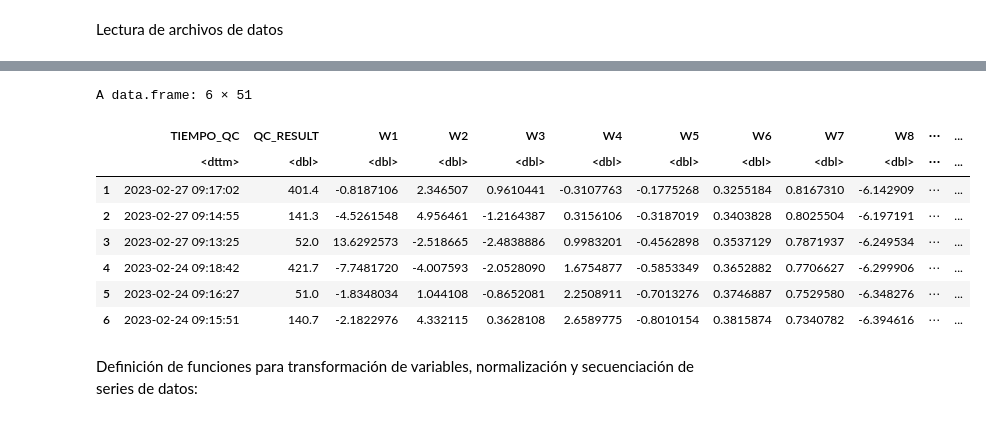
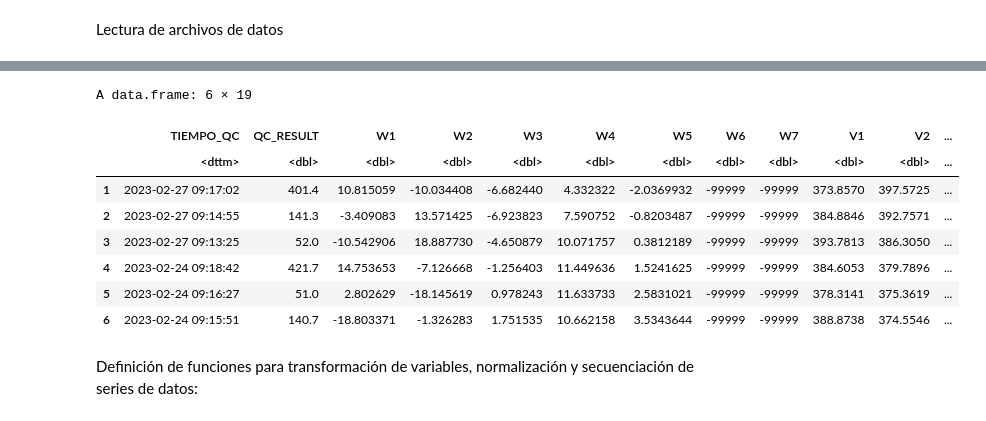
Before and after one commit to garciasergio94y/RNN, a Jupyter notebook: LSTM_onehot_QC_R.ipynb, the cells around one changed output, grey strips where cells are left out. Cells and saved outputs as stored; diff of their text form; code cells hidden in the pictures.

```diff
--- a/LSTM_onehot_QC_R.ipynb
+++ b/LSTM_onehot_QC_R.ipynb
@@ -88,9 +108,9 @@ GPU device name:  /device:GPU:0
 Lectura de archivos de datos
 # %%
 # Leer archivo dataset desde Github:
-url <- "https://raw.githubusercontent.com/garciasergio94y/TFM/LSTM_onehot_QC/Resultados/qc_data_sel_code?token=GHSAT0AAAAAACCRT74VJ2YKEZOTW42SNHUOZDJCPOA"
-dataset <- read.csv(url)
+url <- "https://raw.githubusercontent.com/garciasergio94y/RNN/LSTM_onehot_QC/Resultados/qc_data_sel_wl?token=GHSAT0AAAAAACDFXH5LJ7YOBL4BSAL5E4BKZDT5OMA"
+qc_data_sel_wl <- read.csv(url)
 
 # Guardar una copia local:
-write.csv(dataset, file = "dataset", row.names = F, col.names = F)
+write.csv(qc_data_sel_wl, file = "qc_data_sel_wl", row.names = F, col.names = F)
 # %% [output]
@@ -98,18 +118,20 @@ Warning message in write.csv(dataset, file = "dataset", row.names = F, col.names
 “attempt to set 'col.names' ignored”
 # %%
-# Convertir fechas en formato POSIXct:
-dataset[,1] %<>% as.POSIXct(tz = "Europe/Madrid")
-head(dataset)
+# Convertir fechas en formato POSIXct y niveles de QC en chr:
+
+qc_data_sel_wl[,1] %<>% as.POSIXct(tz = "Europe/Madrid")
+qc_data_sel_wl$NIVEL %<>% as.character()
+head(qc_data_sel_wl)
 # %% [output]
-A data.frame: 6 × 51
+A data.frame: 6 × 19
-|  | TIEMPO_QC | QC_RESULT | W1 | W2 | W3 | W4 | W5 | W6 | W7 | W8 | ⋯ | ... |
-|  | <dttm> | <dbl> | <dbl> | <dbl> | <dbl> | <dbl> | <dbl> | <dbl> | <dbl> | <dbl> | ⋯ | ... |
-| 1 | 2023-02-27 09:17:02 | 401.4 | -0.8187106 | 2.346507 | 0.9610441 | -0.3107763 | -0.1775268 | 0.3255184 | 0.8167310 | -6.142909 | ⋯ | ... |
-| 2 | 2023-02-27 09:14:55 | 141.3 | -4.5261548 | 4.956461 | -1.2164387 | 0.3156106 | -0.3187019 | 0.3403828 | 0.8025504 | -6.197191 | ⋯ | ... |
-| 3 | 2023-02-27 09:13:25 | 52.0 | 13.6292573 | -2.518665 | -2.4838886 | 0.9983201 | -0.4562898 | 0.3537129 | 0.7871937 | -6.249534 | ⋯ | ... |
-| 4 | 2023-02-24 09:18:42 | 421.7 | -7.7481720 | -4.007593 | -2.0528090 | 1.6754877 | -0.5853349 | 0.3652882 | 0.7706627 | -6.299906 | ⋯ | ... |
-| 5 | 2023-02-24 09:16:27 | 51.0 | -1.8348034 | 1.044108 | -0.8652081 | 2.2508911 | -0.7013276 | 0.3746887 | 0.7529580 | -6.348276 | ⋯ | ... |
-| 6 | 2023-02-24 09:15:51 | 140.7 | -2.1822976 | 4.332115 | 0.3628108 | 2.6589775 | -0.8010154 | 0.3815874 | 0.7340782 | -6.394616 | ⋯ | ... |
+|  | TIEMPO_QC | QC_RESULT | W1 | W2 | W3 | W4 | W5 | W6 | W7 | V1 | V2 | ... |
+|  | <dttm> | <dbl> | <dbl> | <dbl> | <dbl> | <dbl> | <dbl> | <dbl> | <dbl> | <dbl> | <dbl> | ... |
+| 1 | 2023-02-27 09:17:02 | 401.4 | 10.815059 | -10.034408 | -6.682440 | 4.332322 | -2.0369932 | -99999 | -99999 | 373.8570 | 397.5725 | ... |
+| 2 | 2023-02-27 09:14:55 | 141.3 | -3.409083 | 13.571425 | -6.923823 | 7.590752 | -0.8203487 | -99999 | -99999 | 384.8846 | 392.7571 | ... |
+| 3 | 2023-02-27 09:13:25 | 52.0 | -10.542906 | 18.887730 | -4.650879 | 10.071757 | 0.3812189 | -99999 | -99999 | 393.7813 | 386.3050 | ... |
+| 4 | 2023-02-24 09:18:42 | 421.7 | 14.753653 | -7.126668 | -1.256403 | 11.449636 | 1.5241625 | -99999 | -99999 | 384.6053 | 379.7896 | ... |
+| 5 | 2023-02-24 09:16:27 | 51.0 | 2.802629 | -18.145619 | 0.978243 | 11.633733 | 2.5831021 | -99999 | -99999 | 378.3141 | 375.3619 | ... |
+| 6 | 2023-02-24 09:15:51 | 140.7 | -18.803371 | -1.326283 | 1.751535 | 10.662158 | 3.5343644 | -99999 | -99999 | 388.8738 | 374.5546 | ... |
 # %% [markdown]
 Definición de funciones para transformación de variables, normalización y secuenciación de series de datos:
 # %%
```
Also changed, not shown: parts of 19 cells of this notebook.
